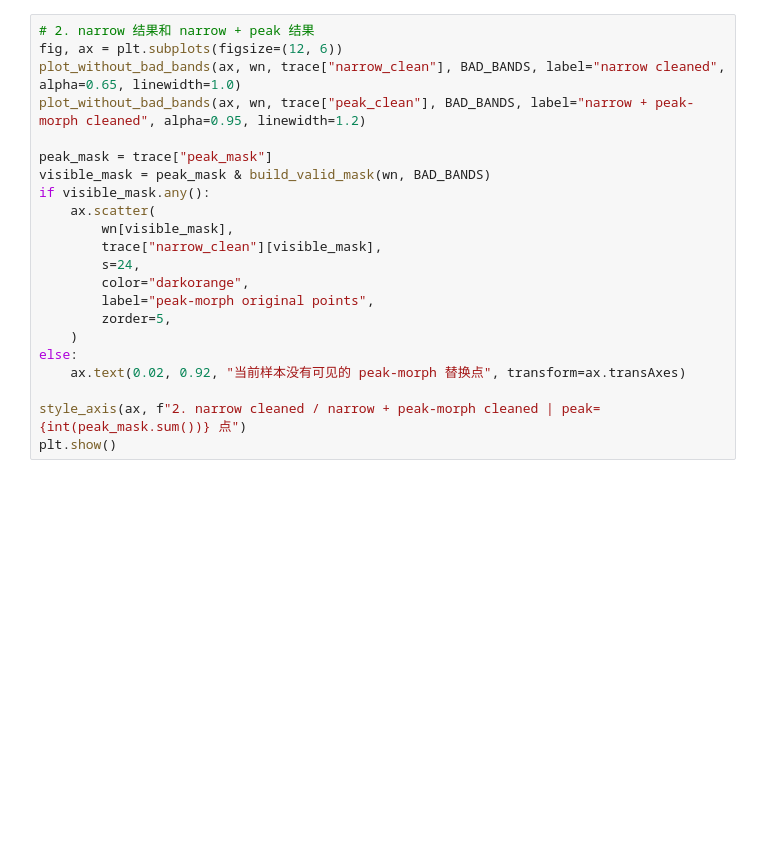
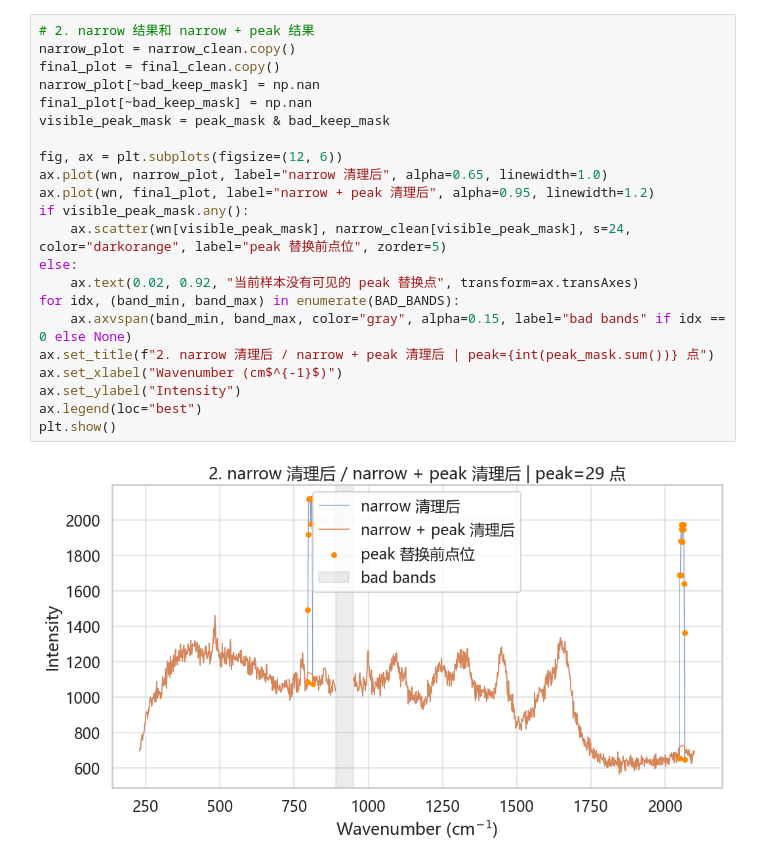
Before and after one commit to YaoHui-Wu06022/Bacterial-Raman-Spectroscopy-Classification, a Jupyter notebook: notebooks/Cosmic_Ray_Removal.ipynb, the cells around one changed output. Saved outputs shown, nothing was run; the diff lists cells and outputs as text; blank space fills up the shorter version.

```diff
--- a/notebooks/Cosmic_Ray_Removal.ipynb
+++ b/notebooks/Cosmic_Ray_Removal.ipynb
@@ -298,23 +201,25 @@ plt.show()
 # %%
 # 2. narrow 结果和 narrow + peak 结果
+narrow_plot = narrow_clean.copy()
+final_plot = final_clean.copy()
+narrow_plot[~bad_keep_mask] = np.nan
+final_plot[~bad_keep_mask] = np.nan
+visible_peak_mask = peak_mask & bad_keep_mask
+
 fig, ax = plt.subplots(figsize=(12, 6))
-plot_without_bad_bands(ax, wn, trace["narrow_clean"], BAD_BANDS, label="narrow cleaned", alpha=0.65, linewidth=1.0)
-plot_without_bad_bands(ax, wn, trace["peak_clean"], BAD_BANDS, label="narrow + peak-morph cleaned", alpha=0.95, linewidth=1.2)
-
-peak_mask = trace["peak_mask"]
-visible_mask = peak_mask & build_valid_mask(wn, BAD_BANDS)
-if visible_mask.any():
-    ax.scatter(
-        wn[visible_mask],
-        trace["narrow_clean"][visible_mask],
-        s=24,
-        color="darkorange",
-        label="peak-morph original points",
-        zorder=5,
-    )
+ax.plot(wn, narrow_plot, label="narrow 清理后", alpha=0.65, linewidth=1.0)
+ax.plot(wn, final_plot, label="narrow + peak 清理后", alpha=0.95, linewidth=1.2)
+if visible_peak_mask.any():
+    ax.scatter(wn[visible_peak_mask], narrow_clean[visible_peak_mask], s=24, color="darkorange", label="peak 替换前点位", zorder=5)
 else:
-    ax.text(0.02, 0.92, "当前样本没有可见的 peak-morph 替换点", transform=ax.transAxes)
-
-style_axis(ax, f"2. narrow cleaned / narrow + peak-morph cleaned | peak={int(peak_mask.sum())} 点")
+    ax.text(0.02, 0.92, "当前样本没有可见的 peak 替换点", transform=ax.transAxes)
+for idx, (band_min, band_max) in enumerate(BAD_BANDS):
+    ax.axvspan(band_min, band_max, color="gray", alpha=0.15, label="bad bands" if idx == 0 else None)
+ax.set_title(f"2. narrow 清理后 / narrow + peak 清理后 | peak={int(peak_mask.sum())} 点")
+ax.set_xlabel("Wavenumber (cm$^{-1}$)")
+ax.set_ylabel("Intensity")
+ax.legend(loc="best")
 plt.show()
+# %% [output]
+[figure, added]
 # %%
```
Also changed, not shown: parts of 6 cells of this notebook, 15 other files.
